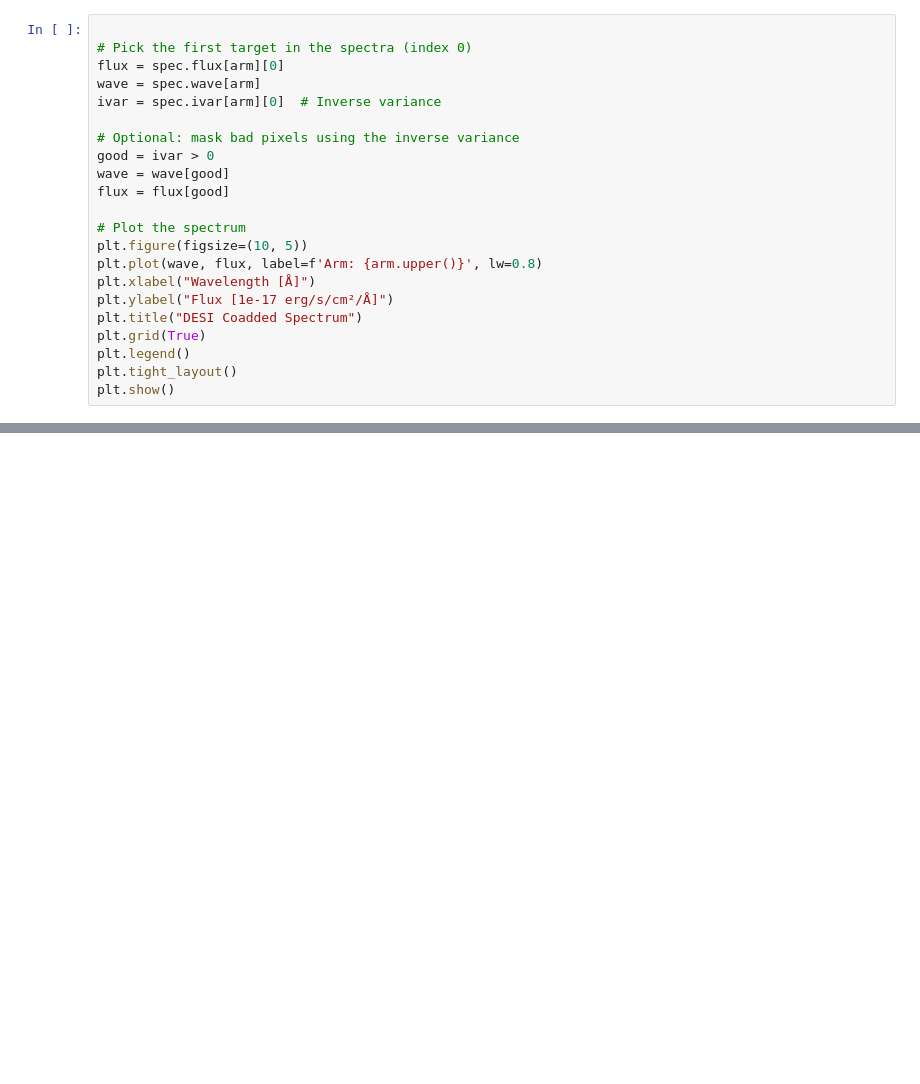
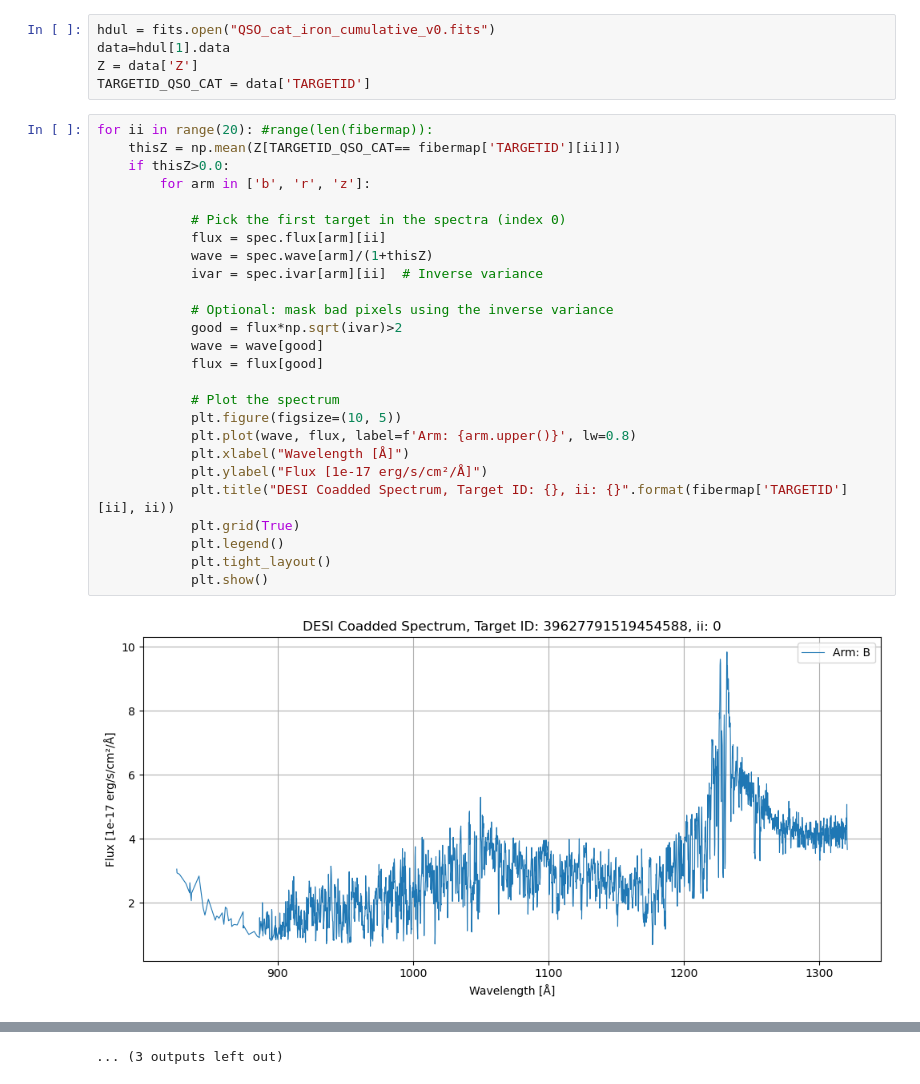
Before and after one commit to rezamonadi/desi-Mining, a Jupyter notebook: desiLoader.ipynb, the cells around one changed output, grey strips where cells are left out. Drawn from its saved outputs; the diff is of its cells as text; blank space fills up the shorter version.

```diff
--- a/desiLoader.ipynb
+++ b/desiLoader.ipynb
@@ -31,22 +32,33 @@ Number of QSOs: 271
-# %%
-
-# Pick the first target in the spectra (index 0)
-flux = spec.flux[arm][0]
-wave = spec.wave[arm]
-ivar = spec.ivar[arm][0]  # Inverse variance
-
-# Optional: mask bad pixels using the inverse variance
-good = ivar > 0
-wave = wave[good]
-flux = flux[good]
-
-# Plot the spectrum
-plt.figure(figsize=(10, 5))
-plt.plot(wave, flux, label=f'Arm: {arm.upper()}', lw=0.8)
-plt.xlabel("Wavelength [Å]")
-plt.ylabel("Flux [1e-17 erg/s/cm²/Å]")
-plt.title("DESI Coadded Spectrum")
-plt.grid(True)
-plt.legend()
-plt.tight_layout()
-plt.show()
+# %%
+hdul = fits.open("QSO_cat_iron_cumulative_v0.fits")
+data=hdul[1].data
+Z = data['Z']
+TARGETID_QSO_CAT = data['TARGETID']
+# %%
+for ii in range(20): #range(len(fibermap)):
+    thisZ = np.mean(Z[TARGETID_QSO_CAT== fibermap['TARGETID'][ii]])
+    if thisZ>0.0:
+        for arm in ['b', 'r', 'z']:
+
+            # Pick the first target in the spectra (index 0)
+            flux = spec.flux[arm][ii]
+            wave = spec.wave[arm]/(1+thisZ)
+            ivar = spec.ivar[arm][ii]  # Inverse variance
+
+            # Optional: mask bad pixels using the inverse variance
+            good = flux*np.sqrt(ivar)>2
+            wave = wave[good]
+            flux = flux[good]
+
+            # Plot the spectrum
+            plt.figure(figsize=(10, 5))
+            plt.plot(wave, flux, label=f'Arm: {arm.upper()}', lw=0.8)
+            plt.xlabel("Wavelength [Å]")
+            plt.ylabel("Flux [1e-17 erg/s/cm²/Å]")
+            plt.title("DESI Coadded Spectrum, Target ID: {}, ii: {}".format(fibermap['TARGETID'][ii], ii))
+            plt.grid(True)
+            plt.legend()
+            plt.tight_layout()
+            plt.show()
+# %% [output]
+[figure, added]
@@ -52,0 +76 @@ plt.show()
+... (3 outputs left out)
```
Also changed, not shown: parts of 2 cells of this notebook.
